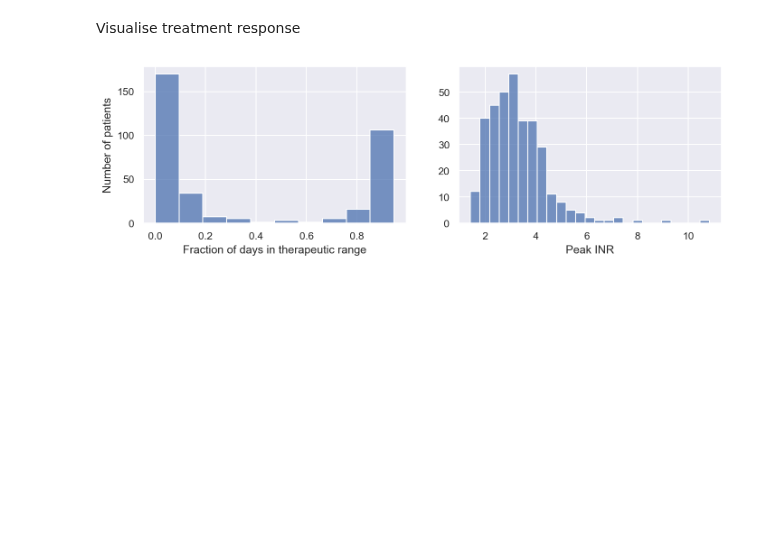
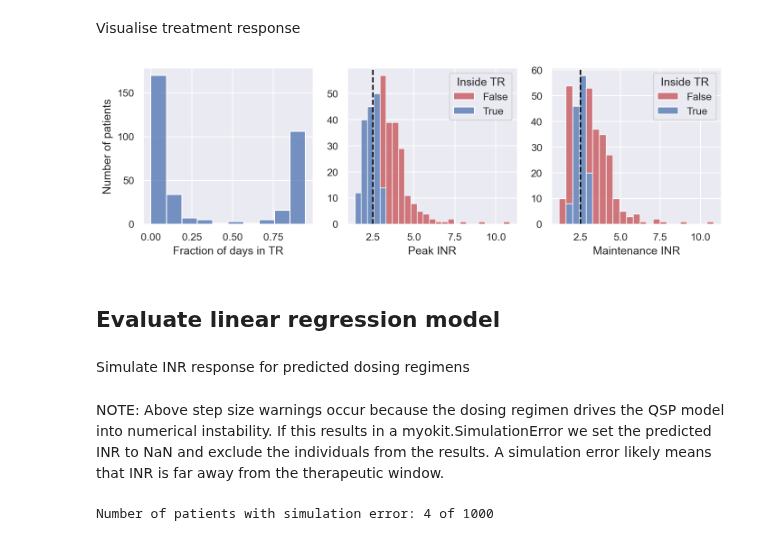
Before and after one commit to DavAug/mipd-warfarin, a Jupyter notebook: results/1_systems_pharmacology_model/results.ipynb, the cells around one changed output. Saved outputs shown, nothing was run; the diff lists cells and outputs as text; code cells hidden in the pictures; blank space fills up the shorter version.

Commit message:
Results of linear regression model

```diff
--- a/results/1_systems_pharmacology_model/results.ipynb
+++ b/results/1_systems_pharmacology_model/results.ipynb
@@ -82,7 +82,7 @@ ids = df_demo.ID.dropna().unique()
 parameters = np.empty(shape=(len(ids), model.n_parameters()))
 for idx, _id in enumerate(ids):
     temp = df_demo[df_demo.ID == _id]
-    parameters[idx] = temp[model.parameters()]
+    parameters[idx] = temp[model.parameters()].values[0]
 
 # Load dosing strategy
 directory = os.getcwd()
@@ -106,8 +106,6 @@ for _id in df_doses.ID.dropna().unique():
     dosing_regimens[int(_id)] = regimen
 
 # Simulate INR response to treatment
-days = 19
-cal_time = 100 * 24
 times = cal_time + np.arange(days) * 24
 inrs = np.empty(shape=(len(df_doses.ID.dropna().unique()), len(times)))
 for idx, _id in enumerate(df_doses.ID.dropna().unique()):
@@ -122,34 +120,56 @@ Visualise treatment response
 # %%
 # Create layout
 fontsize = 11
 my_dpi = 192
 fig = plt.figure(figsize=(2250 // my_dpi, 700 // my_dpi), dpi=150)
-outer = gridspec.GridSpec(1, 2, hspace=2.5)
+outer = gridspec.GridSpec(1, 3, hspace=2.5)
 
 # Create axes
 axes = []
 axes.append(plt.Subplot(fig, outer[0]))
 axes.append(plt.Subplot(fig, outer[1]))
-# axes.append(plt.Subplot(fig, outer[2]))
+axes.append(plt.Subplot(fig, outer[2]))
 
 # Add axes to figure
 for ax in axes:
     fig.add_subplot(ax)
 
 # Plot time in therapeutic range
 in_tr = (inrs >= 2) & (inrs <= 3)
 ttr = np.mean(in_tr, axis=1)
 sns.histplot(ttr, ax=axes[0])
 
 # Plot distribution of peak INR
-sns.histplot(np.max(inrs, axis=1), ax=axes[1])
+max_inrs = np.max(inrs, axis=1)
+df = pd.DataFrame({
+    'INR': max_inrs, 'Inside TR': (max_inrs>=2) & (max_inrs<=3)})
+sns.histplot(
+    df, x='INR', hue='Inside TR', ax=axes[1], multiple='stack',
+    palette=[sns.color_palette()[3], sns.color_palette()[0]])
+axes[1].axvline(x=2.5, color='black', linestyle='dashed')
+
+# Plot maintenance INR distirbution
+final_inrs = inrs[:, -1]
+df = pd.DataFrame({
+    'INR': final_inrs, 'Inside TR': (final_inrs>=2) & (final_inrs<=3)})
+sns.histplot(
+    df, x='INR', hue='Inside TR', ax=axes[2], multiple='stack',
+    palette=[sns.color_palette()[3], sns.color_palette()[0]])
+axes[2].axvline(x=2.5, color='black', linestyle='dashed')
+
 
 # Label axes
-axes[0].set_xlabel('Fraction of days in therapeutic range')
+axes[0].set_xlabel('Fraction of days in TR')
 axes[0].set_ylabel('Number of patients')
 axes[1].set_xlabel('Peak INR')
 axes[1].set_ylabel('')
+axes[2].set_xlabel('Maintenance INR')
+axes[2].set_ylabel('')
 
 plt.show()
 # %% [output]
-[figure, old version]
+[figure, new version]
+# %% [markdown]
+## Evaluate linear regression model
+# %% [markdown]
+Simulate INR response for predicted dosing regimens
@@ -155,0 +224,10 @@ plt.show()
+# %% [markdown]
+NOTE: Above step size warnings occur because the dosing regimen drives the QSP
+model into numerical instability. If this results in a myokit.SimulationError
+we set the predicted INR to NaN and exclude the individuals from the results.
+A simulation error likely means that INR is far away from the therapeutic
+window.
+# %%
+print('Number of patients with simulation error: %d of 1000' % np.sum(np.isnan(inrs[:, 0])))
+# %% [output]
+Number of patients with simulation error: 4 of 1000
```
Also changed, not shown: parts of 3 cells of this notebook.
